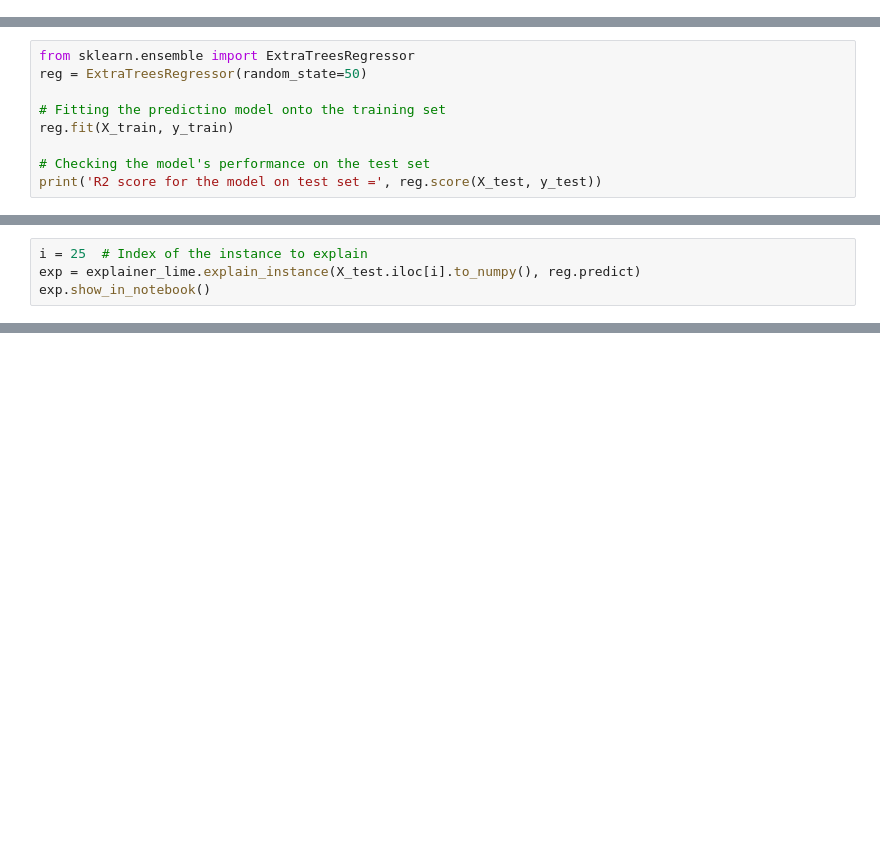
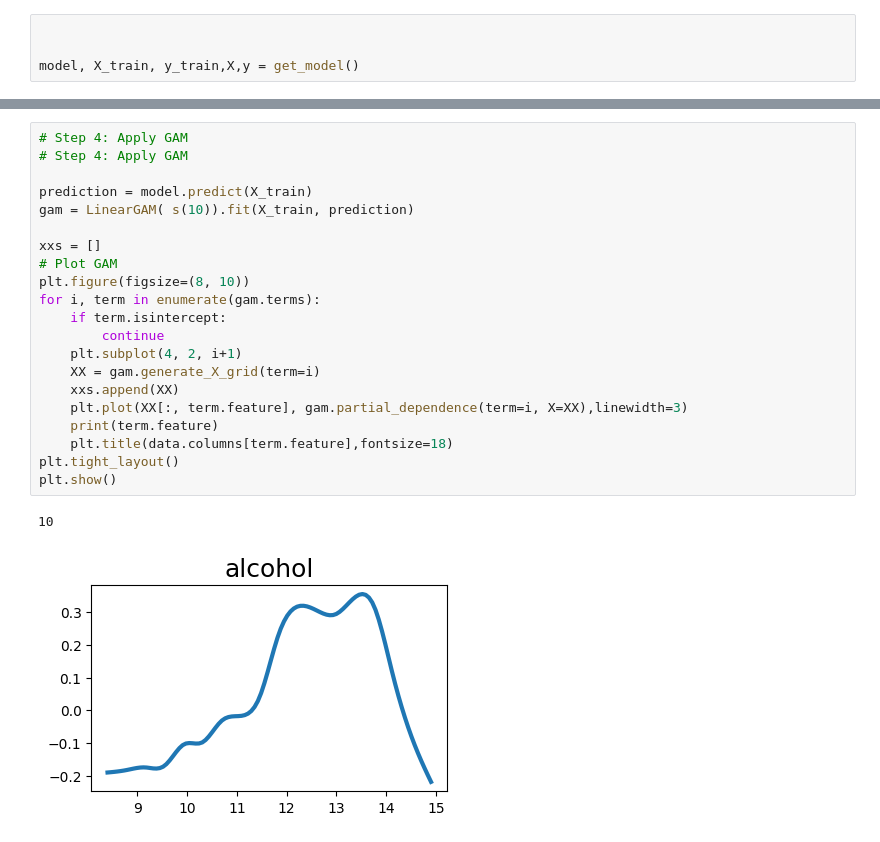
Before and after one commit to Yvonnefanf/ChartCaption, a Jupyter notebook: Data/XAI_outputs/WineQuality/GAM copy.ipynb, the cells around one changed output, grey strips where cells are left out. Saved outputs shown, nothing was run; the diff lists cells and outputs as text; blank space fills up the shorter version.

```diff
--- a/Data/XAI_outputs/Boston_house_pricing/LIME.ipynb
+++ b/Data/XAI_outputs/WineQuality/GAM copy.ipynb
@@ -5,0 +118,4 @@ import pandas as pd
+# %%
+
+
+model, X_train, y_train,X,y = get_model()
@@ -42,9 +355,0 @@ Shape of data = (506, 14)
-# %%
-from sklearn.ensemble import ExtraTreesRegressor
-reg = ExtraTreesRegressor(random_state=50)
-
-# Fitting the predictino model onto the training set
-reg.fit(X_train, y_train)
-
-# Checking the model's performance on the test set
-print('R2 score for the model on test set =', reg.score(X_test, y_test))
@@ -61,4 +355,0 @@ explainer_lime = lime_tabular.LimeTabularExplainer(X_train.to_numpy(),
-# %%
-i = 25  # Index of the instance to explain
-exp = explainer_lime.explain_instance(X_test.iloc[i].to_numpy(), reg.predict)
-exp.show_in_notebook()
@@ -69,0 +371,24 @@ Right: 17.380000000000006
+# %%
+# Step 4: Apply GAM
+# Step 4: Apply GAM
+
+prediction = model.predict(X_train)
+gam = LinearGAM( s(10)).fit(X_train, prediction)
+
+xxs = []
+# Plot GAM
+plt.figure(figsize=(8, 10))
+for i, term in enumerate(gam.terms):
+    if term.isintercept:
+        continue
+    plt.subplot(4, 2, i+1)
+    XX = gam.generate_X_grid(term=i)
+    xxs.append(XX)
+    plt.plot(XX[:, term.feature], gam.partial_dependence(term=i, X=XX),linewidth=3)
+    print(term.feature)
+    plt.title(data.columns[term.feature],fontsize=18)
+plt.tight_layout()
+plt.show()
+# %% [output]
+10
+[figure, added]
```
Also changed, not shown: parts of 27 cells of this notebook, 23 other files.
